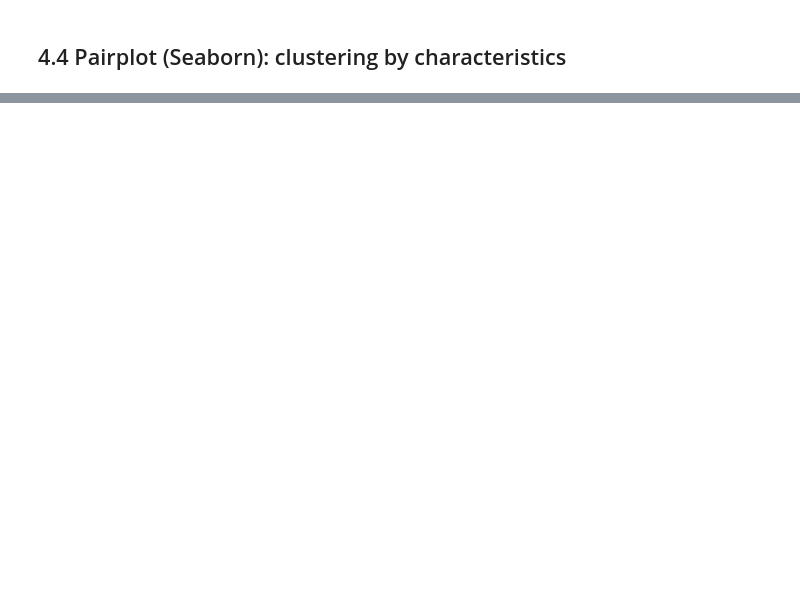
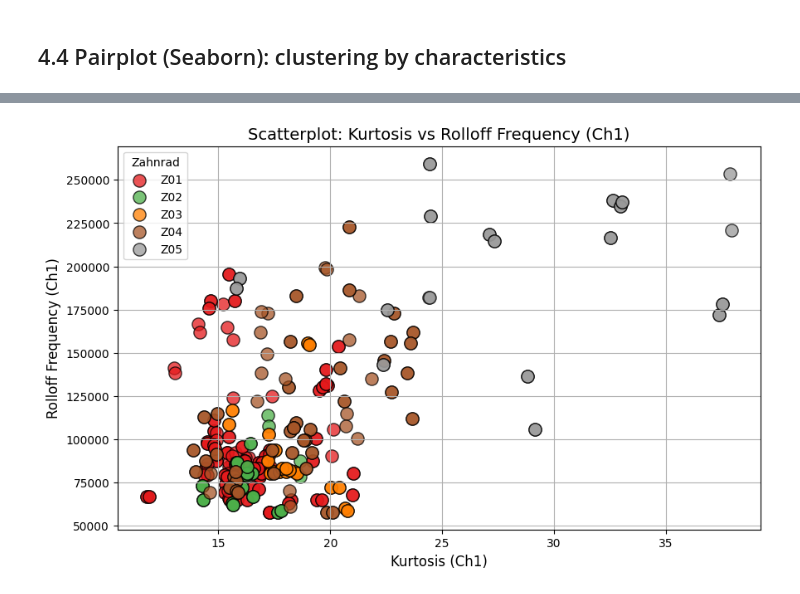
Before and after one commit to DmiPy/AI-in-material-diagnostics, a Jupyter notebook: SeminarAssignment3/main.ipynb, the cells around one changed output, grey strips where cells are left out. Drawn from its saved outputs; the diff is of its cells as text; code cells hidden in the pictures; blank space fills up the shorter version.

```diff
--- a/SeminarAssignment3/main.ipynb
+++ b/SeminarAssignment3/main.ipynb
@@ -289,14 +335,29 @@ plt.show()
 # %%
-plt.figure(figsize=(10,6))
-plt.scatter(
-    df_ch1_features['sig_kurtosis_ch1'],
-    df_ch1_features['spec_rolloff_freq_ch1'],
-    c=df_ch1_features['spec'].apply(lambda x: int(x[-1])),
-    edgecolors='k', alpha=0.75, s=120
-)
+# Определяем цвета
+colors = plt.cm.Set1(np.linspace(0, 1, 5))
+spec_labels = sorted(df_ch1_features['spec'].unique())
+color_map = {label: colors[i] for i, label in enumerate(spec_labels)}
+
+# Строим scatter plot
+plt.figure(figsize=(10, 6))
+for label in spec_labels:
+    mask = df_ch1_features['spec'] == label
+    plt.scatter(
+        df_ch1_features.loc[mask, 'sig_kurtosis_ch1'],
+        df_ch1_features.loc[mask, 'spec_rolloff_freq_ch1'],
+        label=label,
+        c=color_map[label].reshape(1, -1),
+        edgecolors='k',
+        alpha=0.75,
+        s=120
+    )
+
 plt.grid(True)
 plt.title("Scatterplot: Kurtosis vs Rolloff Frequency (Ch1)", fontsize=14)
 plt.xlabel("Kurtosis (Ch1)", fontsize=12)
 plt.ylabel("Rolloff Frequency (Ch1)", fontsize=12)
+plt.legend(title="Zahnrad", loc="best")
 plt.show()
+# %% [output]
+[figure, added]
 # %%
```
Also changed, not shown: parts of 27 cells of this notebook.
